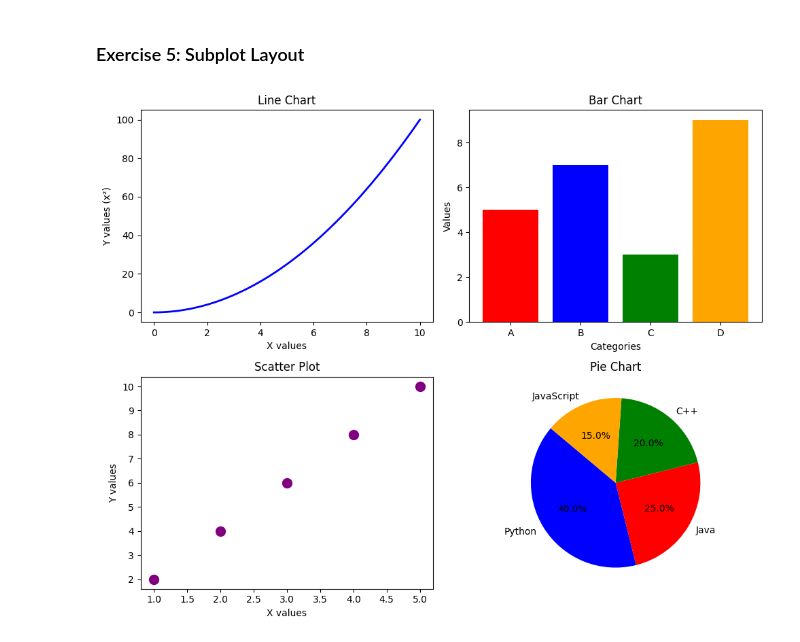
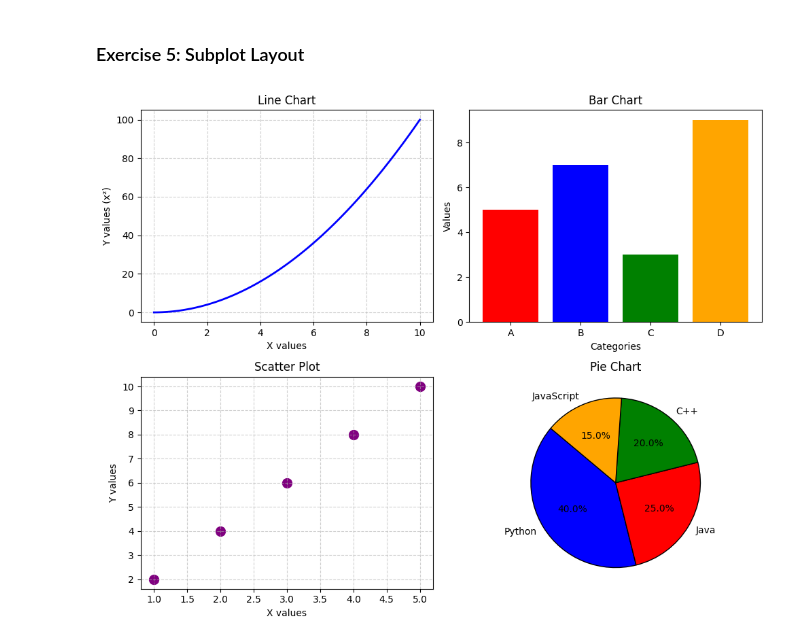
Before and after one commit to Chaithramk2003/python-jupyter-template, a Jupyter notebook: src/5-subplot.ipynb, the cells around one changed output. Cells and saved outputs as stored; diff of their text form; code cells hidden in the pictures.

```diff
--- a/src/5-subplot.ipynb
+++ b/src/5-subplot.ipynb
@@ -18,32 +18,34 @@ values = [5, 7, 3, 9]
 
 x_scatter = [1, 2, 3, 4, 5]
 y_scatter = [2, 4, 6, 8, 10]
 
 labels = ['Python', 'Java', 'C++', 'JavaScript']
 sizes = [40, 25, 20, 15]
 
 fig, axes = plt.subplots(2, 2, figsize=(10, 8))
 
 axes[0, 0].plot(x, y, color="b", linewidth=2)
 axes[0, 0].set_title("Line Chart")
 axes[0, 0].set_xlabel("X values")
 axes[0, 0].set_ylabel("Y values (x²)")
+axes[0, 0].grid(True, linestyle="--", alpha=0.6)
 
 axes[0, 1].bar(categories, values, color=['red', 'blue', 'green', 'orange'])
 axes[0, 1].set_title("Bar Chart")
 axes[0, 1].set_xlabel("Categories")
 axes[0, 1].set_ylabel("Values")
 
 axes[1, 0].scatter(x_scatter, y_scatter, color='purple', marker='o', s=100)
 axes[1, 0].set_title("Scatter Plot")
 axes[1, 0].set_xlabel("X values")
 axes[1, 0].set_ylabel("Y values")
+axes[1, 0].grid(True, linestyle="--", alpha=0.6)
 
 axes[1, 1].pie(sizes, labels=labels, autopct='%1.1f%%', startangle=140,
-               colors=['blue', 'red', 'green', 'orange'])
+               colors=['blue', 'red', 'green', 'orange'], wedgeprops={'edgecolor': 'black'})
 axes[1, 1].set_title("Pie Chart")
 
 plt.tight_layout()
 plt.show()
 # %% [output]
-[figure, old version]
+[figure, new version]
```
Also changed, not shown: 5 other files.
